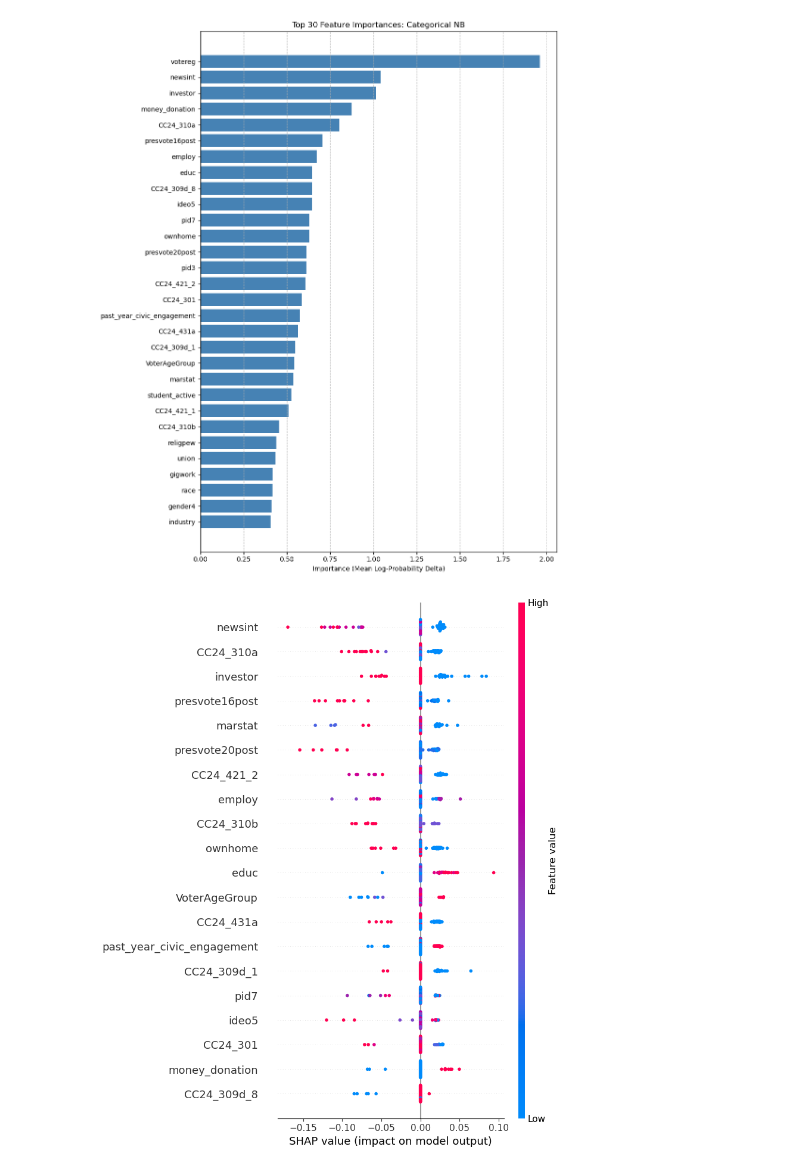
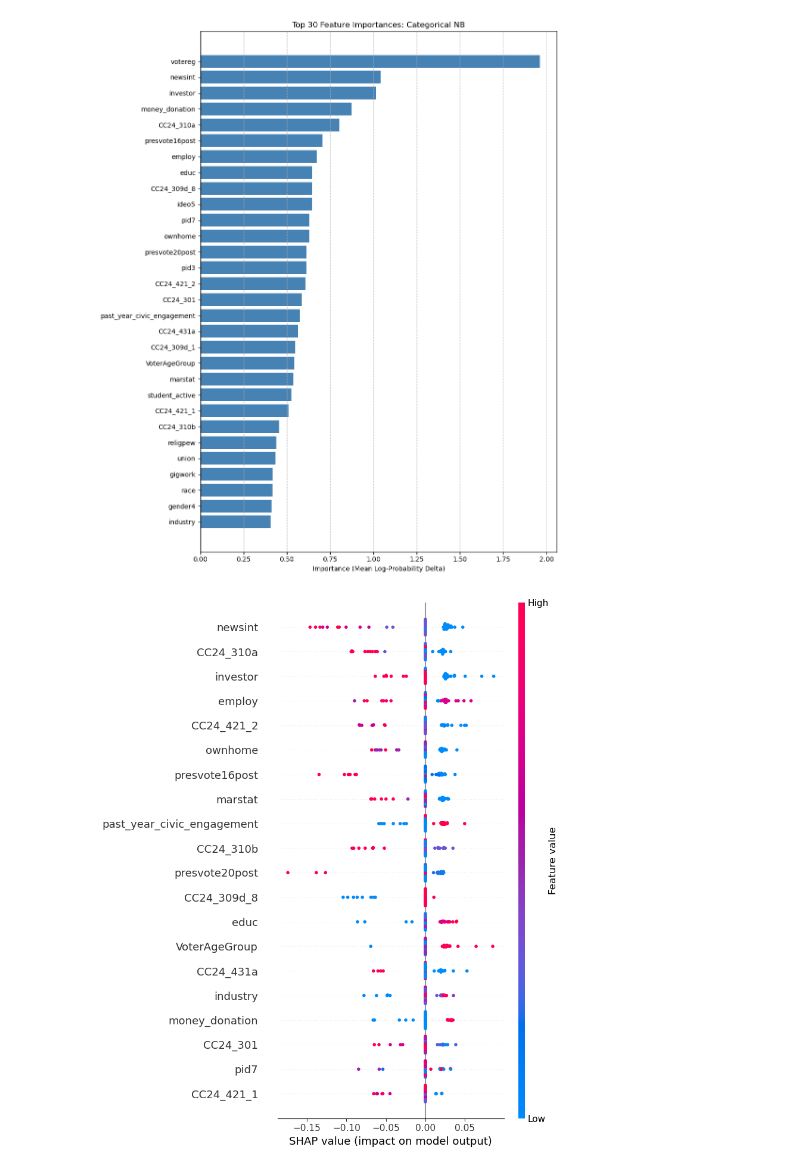
Before and after one commit to agtrinidad/s26-hnz-voter-predictors, a Jupyter notebook: g17_gavin_workspace.ipynb, the cells around one changed output. Drawn from its saved outputs; the diff is of its cells as text; code cells hidden in the pictures.

Commit message:
Cleaned up organization. Explored more of the SHAP values

```diff
--- a/g17_gavin_workspace.ipynb
+++ b/g17_gavin_workspace.ipynb
@@ -1843,26 +1892,24 @@ plt.show()
 # %%
 import shap
 
 # Use the fitted full Naive Bayes model from the grid search
 best_model = grid_search_b.best_estimator_
 
-# Keep the SHAP computation bounded so the notebook stays responsive
-background_n = min(100, len(X_train))
-explain_n = min(50, len(X_val))
-background_data = X_train.sample(n=background_n, random_state=42)
-explain_data = X_val.iloc[:explain_n].copy()
+# Sample rows with shap.sample for a tractable KernelExplainer run
+background_data = shap.sample(X_train, 100, random_state=42)
+explain_data = shap.sample(X_val, 50, random_state=42)
 
 explainer = shap.KernelExplainer(best_model.predict_proba, background_data)
 shap_values = explainer.shap_values(explain_data)
 
 # SHAP returns either a list per class or a 3D array depending on version
 if isinstance(shap_values, list):
     class_1_values = shap_values[1]
 elif getattr(shap_values, 'ndim', None) == 3:
     class_1_values = shap_values[:, :, 1]
 else:
     class_1_values = shap_values
 
 shap.summary_plot(class_1_values, explain_data, feature_names=explain_data.columns)
 # %% [output]
-[figure, old version]
+[figure, new version]
```
Also changed, not shown: parts of 17 cells of this notebook.
